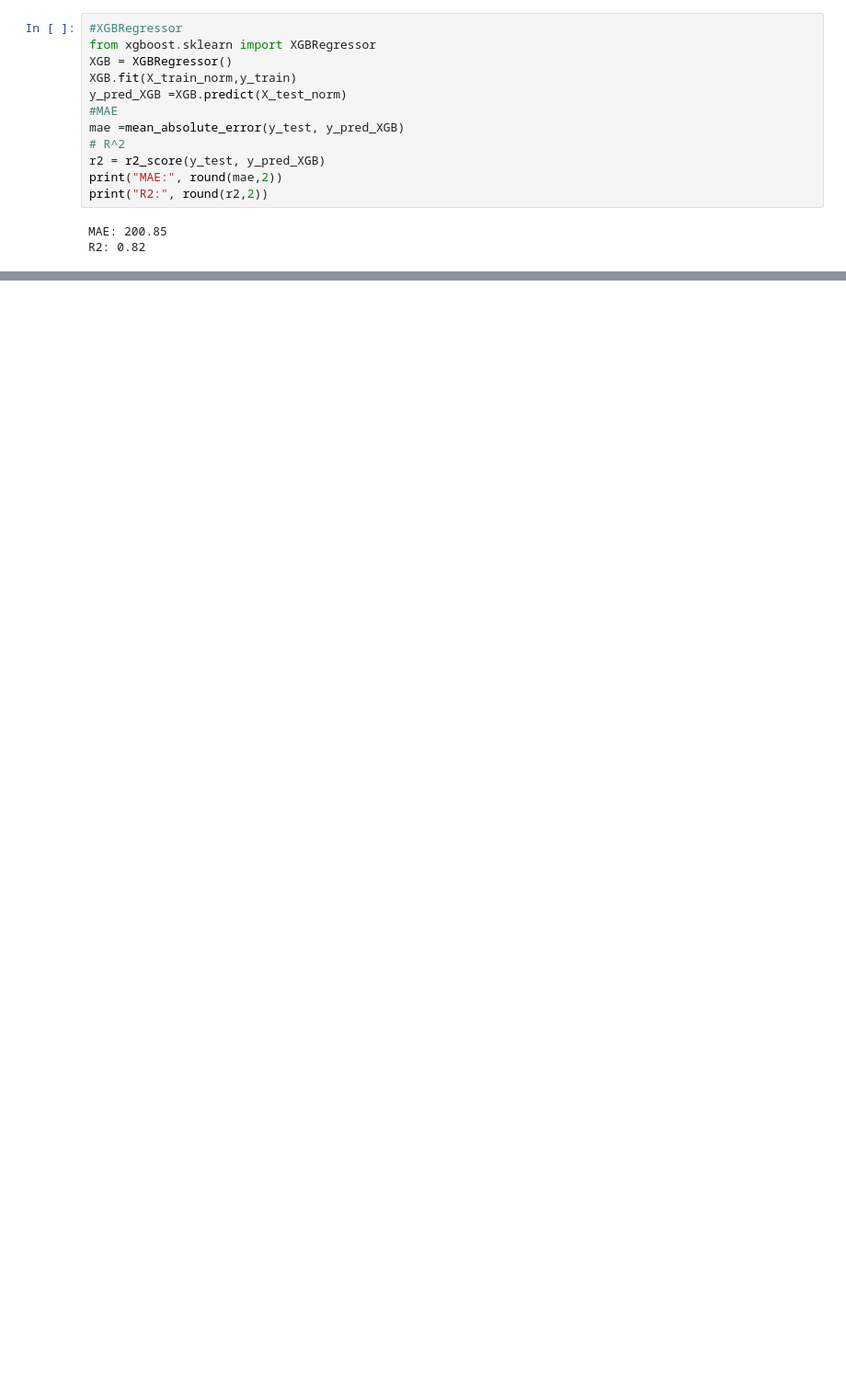
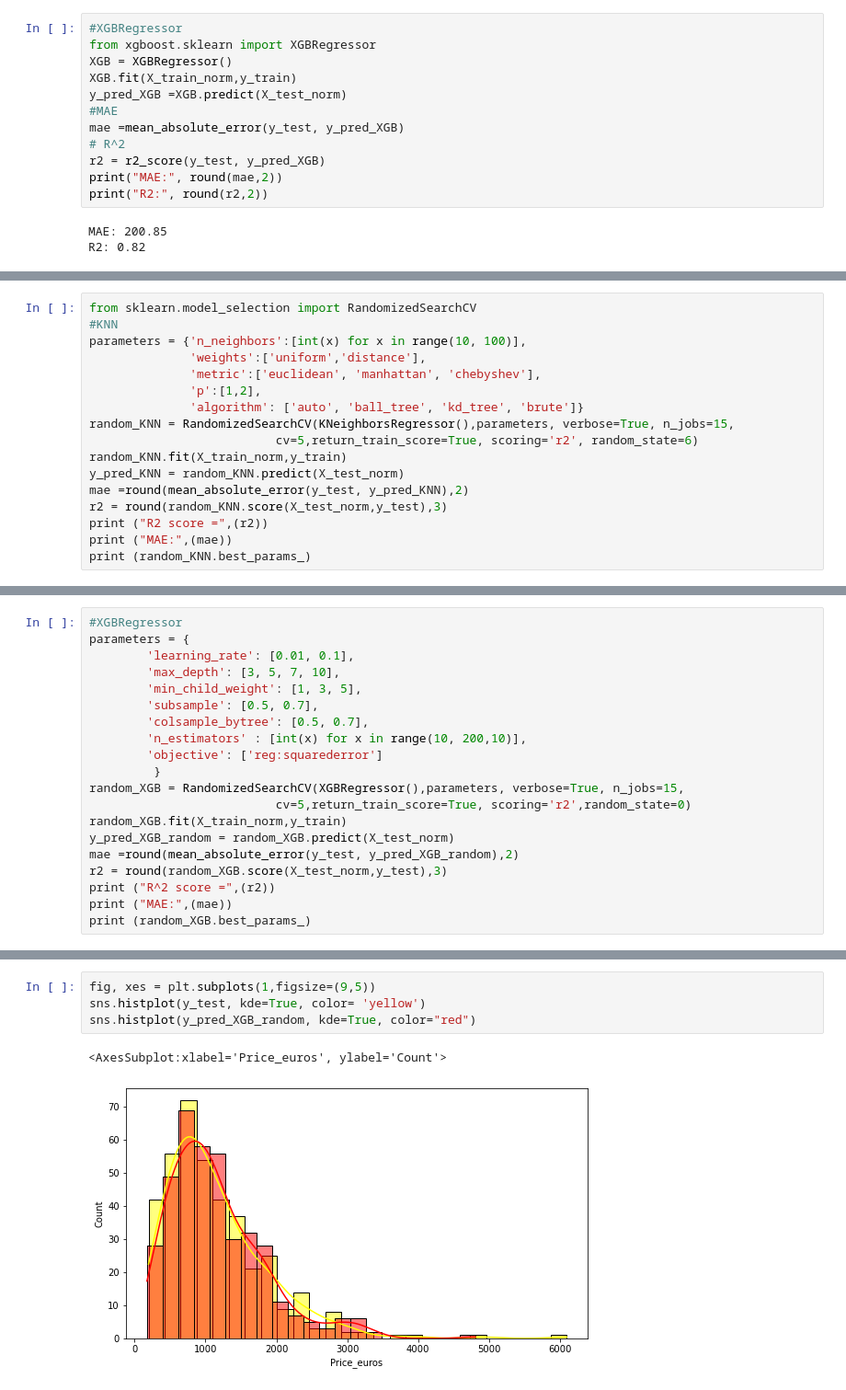
Before and after one commit to NoaAmichai/Laptop-Price-Prediction, a Jupyter notebook: Laptop Price.ipynb, the cells around one changed output, grey strips where cells are left out. Shown: that part at 92% size. Cells and saved outputs as stored; diff of their text form; blank space fills up the shorter version.

```diff
--- a/Laptop Price.ipynb
+++ b/Laptop Price.ipynb
@@ -473,0 +395,17 @@ print (search_RF.best_params_)
+# %%
+from sklearn.model_selection import RandomizedSearchCV
+#KNN
+parameters = {'n_neighbors':[int(x) for x in range(10, 100)],
+              'weights':['uniform','distance'],
+              'metric':['euclidean', 'manhattan', 'chebyshev'],
+              'p':[1,2],
+              'algorithm': ['auto', 'ball_tree', 'kd_tree', 'brute']}
+random_KNN = RandomizedSearchCV(KNeighborsRegressor(),parameters, verbose=True, n_jobs=15,
+                          cv=5,return_train_score=True, scoring='r2', random_state=6)
+random_KNN.fit(X_train_norm,y_train)
+y_pred_KNN = random_KNN.predict(X_test_norm)
+mae =round(mean_absolute_error(y_test, y_pred_KNN),2)
+r2 = round(random_KNN.score(X_test_norm,y_test),3)
+print ("R2 score =",(r2))
+print ("MAE:",(mae))
+print (random_KNN.best_params_)
@@ -473,0 +419,20 @@ print (search_RF.best_params_)
+# %%
+#XGBRegressor
+parameters = {
+        'learning_rate': [0.01, 0.1],
+        'max_depth': [3, 5, 7, 10],
+        'min_child_weight': [1, 3, 5],
+        'subsample': [0.5, 0.7],
+        'colsample_bytree': [0.5, 0.7],
+        'n_estimators' : [int(x) for x in range(10, 200,10)],
+        'objective': ['reg:squarederror']
+         }
+random_XGB = RandomizedSearchCV(XGBRegressor(),parameters, verbose=True, n_jobs=15,
+                          cv=5,return_train_score=True, scoring='r2',random_state=0)
+random_XGB.fit(X_train_norm,y_train)
+y_pred_XGB_random = random_XGB.predict(X_test_norm)
+mae =round(mean_absolute_error(y_test, y_pred_XGB_random),2)
+r2 = round(random_XGB.score(X_test_norm,y_test),3)
+print ("R^2 score =",(r2))
+print ("MAE:",(mae))
+print (random_XGB.best_params_)
@@ -473,0 +447,7 @@ print (search_RF.best_params_)
+# %%
+fig, xes = plt.subplots(1,figsize=(9,5))
+sns.histplot(y_test, kde=True, color= 'yellow')
+sns.histplot(y_pred_XGB_random, kde=True, color="red")
+# %% [output]
+<AxesSubplot:xlabel='Price_euros', ylabel='Count'>
+[figure, added]
```
Also changed, not shown: parts of 31 cells of this notebook.
